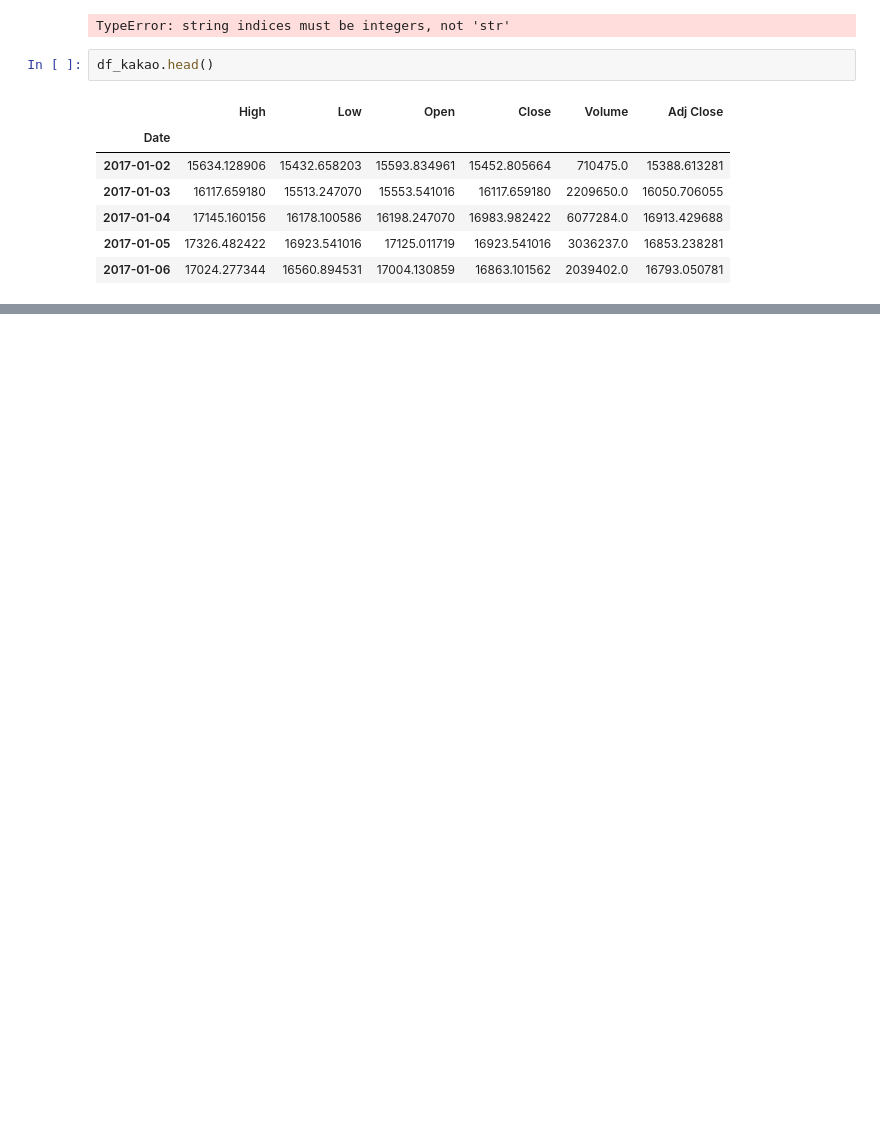
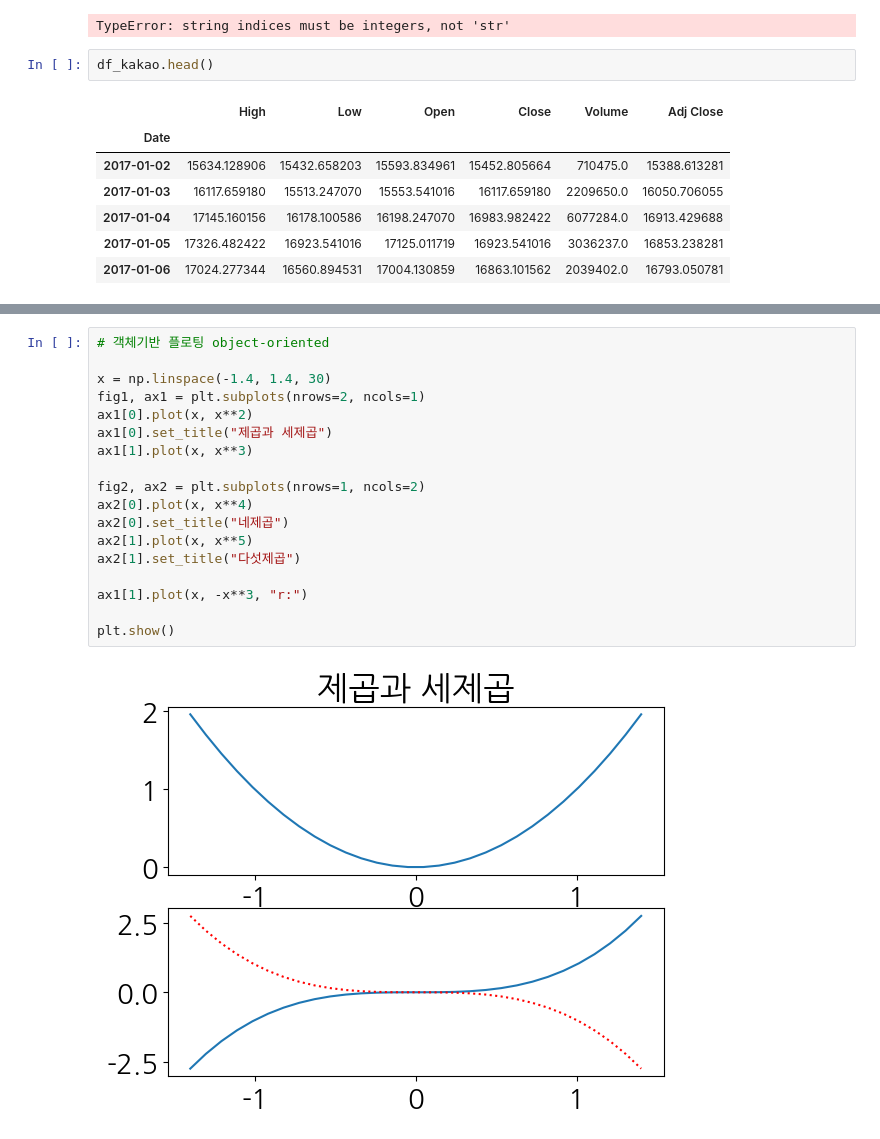
Before and after one commit to YimJeoYeol/e_commerce, a Jupyter notebook: visualization.ipynb, the cells around one changed output, grey strips where cells are left out. Drawn from its saved outputs; the diff is of its cells as text; blank space fills up the shorter version.

```diff
--- a/visualization.ipynb
+++ b/visualization.ipynb
@@ -202,0 +241,20 @@ plt.legend()
+# %%
+# 객체기반 플로팅 object-oriented
+
+x = np.linspace(-1.4, 1.4, 30)
+fig1, ax1 = plt.subplots(nrows=2, ncols=1)
+ax1[0].plot(x, x**2)
+ax1[0].set_title("제곱과 세제곱")
+ax1[1].plot(x, x**3)
+
+fig2, ax2 = plt.subplots(nrows=1, ncols=2)
+ax2[0].plot(x, x**4)
+ax2[0].set_title("네제곱")
+ax2[1].plot(x, x**5)
+ax2[1].set_title("다섯제곱")
+
+ax1[1].plot(x, -x**3, "r:")
+
+plt.show()
+# %% [output]
+[figure, added]
```
Also changed, not shown: parts of 9 cells of this notebook.
